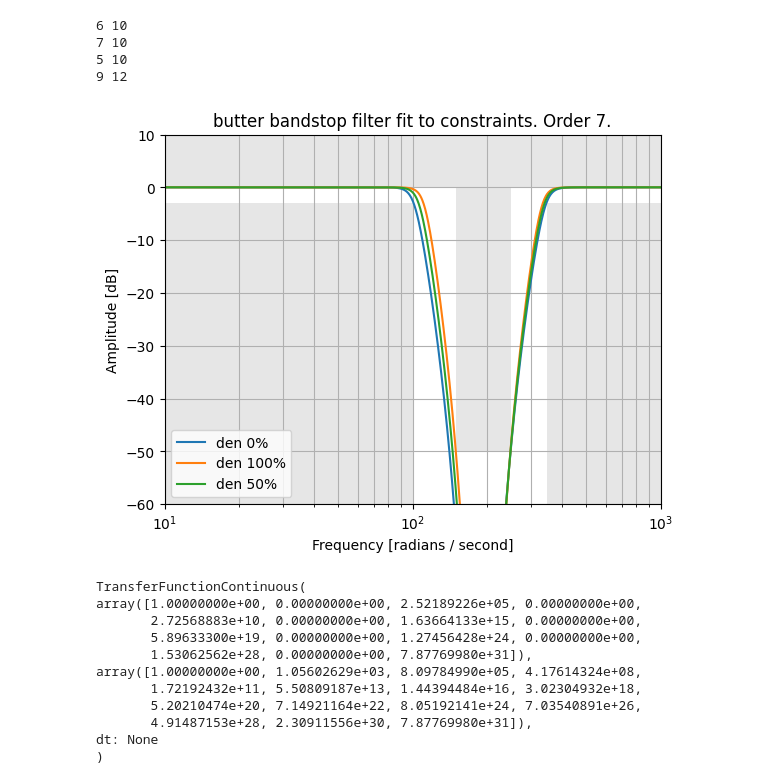
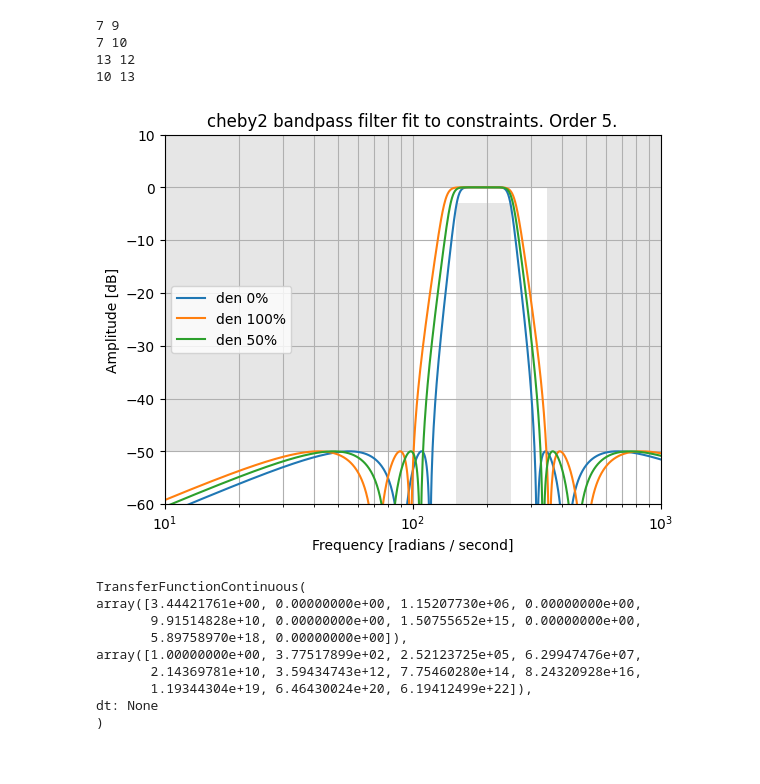
Before and after one commit to JBatRey/FilterTool, a Jupyter notebook: test_notebook.ipynb, the cells around one changed output. Cells and saved outputs as stored; diff of their text form; code cells hidden in the pictures.

Commit message:
Agregué Bandpass

```diff
--- a/test_notebook.ipynb
+++ b/test_notebook.ipynb
@@ -129,7 +129,24 @@ def get_filter(filter_name, filter_type, N, Wn,Gp, Ga, denorm):
         Wp2 = Wn*0.98
         Wn0 = 0.99*bisection(lambda x: getMagnAtWx(N, x, Wpass)-(Gp), [Wp1, Wp2], 0.01)
     elif filter_type=='bandpass':
-        Wn0=Wn
+        Wn0 = []
+        WaA1 = Wn[0]
+        while (getMagnAtWx(N,[WaA1,Wn[1]],Wpass[0])>Gp):
+            WaA1*=1.01
+        WpA2 = Wn[0]*0.98
+        Wn0.append(1.01*bisection(lambda x: getMagnAtWx(N, [x,Wn[1]], Wpass[0])-(Gp), [WaA1, WpA2], 0.01))
+
+        WpB1 = Wn[1]
+        while (getMagnAtWx(N,[Wn0[0],WpB1],Wpass[1])>Gp):
+            WpB1*=0.99
+        WpB2 = Wn[1]*1.02
+
+        magB1 = getMagnAtWx(N,[Wn0[0],WpB1],Wpass[1])
+        magB2 = getMagnAtWx(N,[Wn0[0],WpB2],Wpass[1])
+
+        var = 0.99*bisection(lambda x: getMagnAtWx(N, [Wn0[0],x], Wpass[1])-(Gp), [WpB2, WpB1], 0.01)
+
+        Wn0.append(var)
     elif filter_type=='bandstop':
         Wn0 = []
         WaA1 = Wn[0]
@@ -166,7 +183,29 @@ def get_filter(filter_name, filter_type, N, Wn,Gp, Ga, denorm):
         Wa2 = Wn*1.02
         Wn100 = 1.01*bisection(lambda x: getMagnAtWx(N, x, Watt)-(Ga), [Wa1, Wa2], 0.01)
     elif filter_type=='bandpass':
-        Wn100=Wn
+        Wn100 = []
+        WaA1 = Wn[0]
+        while (getMagnAtWx(N,[WaA1,Wn[1]],Watt[0])<Ga):
+            WaA1*=0.99
+        WaA2 = Wn[0]*1.02
+
+        magA1 = getMagnAtWx(N,[WaA1, Wn[1]],Watt[0])
+        magA2 = getMagnAtWx(N,[WaA2, Wn[1]],Watt[0])
+
+        Wn100.append(1.01*bisection(lambda x: getMagnAtWx(N, [x,Wn[1]], Watt[0])-(Ga), [WaA1, WaA2], 0.01))
+
+        WaB1 = Wn[1]
+        while (getMagnAtWx(N,[Wn100[0],WaB1],Watt[1])<Ga):
+            val = getMagnAtWx(N,[Wn100[0],WaB1],Watt[1])
+            WaB1*=1.01
+        WaB2 = Wn[1]*0.98
+
+        magB1 = getMagnAtWx(N,[Wn100[0],WaB1],Watt[1])
+        magB2 = getMagnAtWx(N,[Wn100[0],WaB2],Watt[1])
+
+        var = 0.99*bisection(lambda x: getMagnAtWx(N, [Wn100[0],x], Watt[1])-(Ga), [WaB2, WaB1], 0.01)
+
+        Wn100.append(var)
     elif filter_type=='bandstop':
         Wn100 = []
         WaA1 = Wn[0]
@@ -243,49 +282,47 @@ def get_filter(filter_name, filter_type, N, Wn,Gp, Ga, denorm):
         plt.fill([1,  1,  100*Wpass[1],   100*Wpass[1]],[0, 100*(-Gp), 100*(-Gp), 0], '0.9', lw=0) #zona prohibida: amplificación
         plt.fill([1,  1,  Wpass[0],  Wpass[0]],[Gp, 100*Gp, 100*Gp, Gp], '0.9', lw=0) #zona prohibida: bajo Gp
         plt.fill([Wpass[1],  Wpass[1],100*Wpass[1],  100*Wpass[1]],[Gp, 100*Gp, 100*Gp, Gp], '0.9', lw=0) #zona prohibida: bajo Gp
         plt.fill([Watt[0],  Watt[0],  Watt[1],  Watt[1]],[0, Ga, Ga, 0], '0.9', lw=0) #zona prohibida: bajo Gp
 
 
     # stop
     plt.axis([10, 1000, Ga-10, 10])
     plt.legend()
     plt.show()
     return [b3, a3],[b1,a1]
 
 """
     'butter'
     'cheby'
     'cheby2'
     'cauer'
 """
 
-filter = 'butter'
-filter_type = 'bandstop'
-Watt = [150,250]
-Wpass = [100,350]
+filter = 'cheby2'
+filter_type = 'bandpass'
+Wpass = [150,250]
+Watt = [100,350]
 Gp = -3
 Ga = -50
 deg = 0.5
 
 order, Wn = get_min_order(filter, Wpass, Watt, -Gp, -Ga)
 
 b, a = get_filter(filter,filter_type, order, Wn, Gp,Ga,0.5)[0]
 b, a = signal.normalize(b,a)
 print(signal.TransferFunction(b,a))
 # %% [output]
-6 10
+7 9
 7 10
-5 10
-9 12
+13 12
+10 13
-[figure, old version]
+[figure, new version]
 TransferFunctionContinuous(
-array([1.00000000e+00, 0.00000000e+00, 2.52189226e+05, 0.00000000e+00,
-       2.72568883e+10, 0.00000000e+00, 1.63664133e+15, 0.00000000e+00,
-       5.89633300e+19, 0.00000000e+00, 1.27456428e+24, 0.00000000e+00,
-       1.53062562e+28, 0.00000000e+00, 7.87769980e+31]),
-array([1.00000000e+00, 1.05602629e+03, 8.09784990e+05, 4.17614324e+08,
-       1.72192432e+11, 5.50809187e+13, 1.44394484e+16, 3.02304932e+18,
-       5.20210474e+20, 7.14921164e+22, 8.05192141e+24, 7.03540891e+26,
-       4.91487153e+28, 2.30911556e+30, 7.87769980e+31]),
+array([3.44421761e+00, 0.00000000e+00, 1.15207730e+06, 0.00000000e+00,
+       9.91514828e+10, 0.00000000e+00, 1.50755652e+15, 0.00000000e+00,
+       5.89758970e+18, 0.00000000e+00]),
+array([1.00000000e+00, 3.77517899e+02, 2.52123725e+05, 6.29947476e+07,
+       2.14369781e+10, 3.59434743e+12, 7.75460280e+14, 8.24320928e+16,
+       1.19344304e+19, 6.46430024e+20, 6.19412499e+22]),
 dt: None
 )
```
